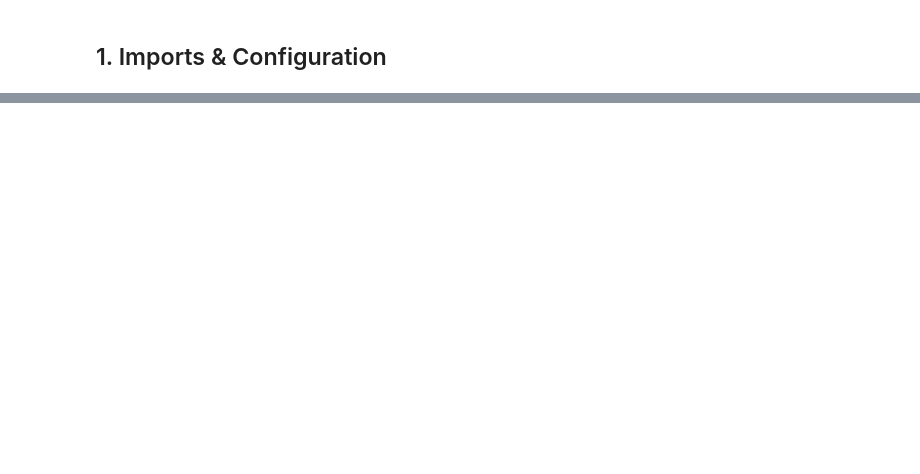
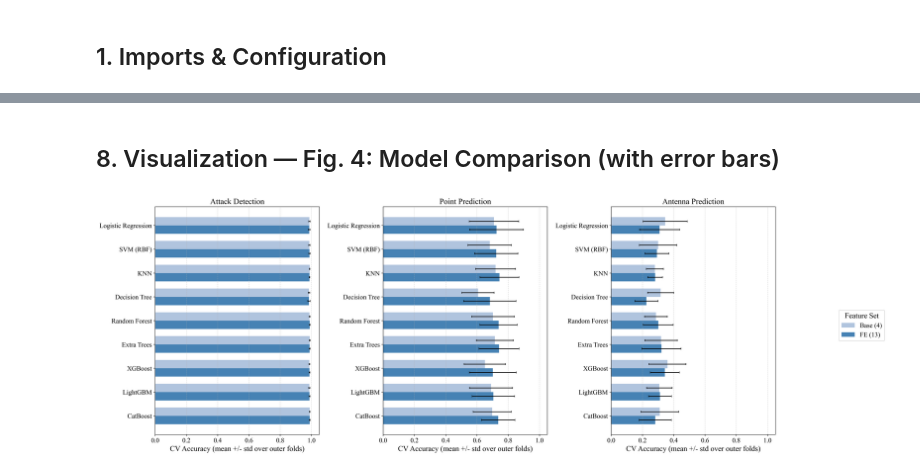
Before and after one commit to 99stealth/evil_twin_attack_detection_in_non_urban_terrain, a Jupyter notebook: notebooks/02_final_comparison.ipynb, the cells around one changed output, grey strips where cells are left out. Cells and saved outputs as stored; diff of their text form; code cells hidden in the pictures; blank space fills up the shorter version.

```diff
--- a/notebooks/02_final_comparison.ipynb
+++ b/notebooks/02_final_comparison.ipynb
@@ -440,0 +100,6 @@ Logistic Regression    0.701
+# %%
+dataset = ep.add_fe(dataset)
+
+print(f"Base features ({len(ep.FEATURES_BASE)}): {ep.FEATURES_BASE}")
+print(f"FE features ({len(ep.FEATURES_FE)}): {ep.FEATURES_FE}")
+dataset.head()
@@ -440,0 +123,9 @@ Logistic Regression    0.701
+# %%
+FEATURE_SETS = {"Base (4)": ep.FEATURES_BASE, "FE (13)": ep.FEATURES_FE}
+
+for task in ep.TASKS_ORDER:
+    spec = ep.TASKS[task]
+    mask = spec["rows"](dataset)
+    group_col = ep.PROTOCOLS["primary"].group_col_by_task[task]
+    print(f"{spec['label']:<22} rows={mask.sum():<5} classes={dataset.loc[mask, spec['y_col']].nunique():<3} "
+          f"groups={group_col} (n={dataset.loc[mask, group_col].nunique()})")
@@ -440,0 +275,31 @@ Logistic Regression    0.701
+# %% [markdown]
+## 8. Visualization — Fig. 4: Model Comparison (with error bars)
+# %%
+TASKS_ORDER_LABELS = [ep.TASKS[t]["label"] for t in ep.TASKS_ORDER]
+
+fig, axes = plt.subplots(1, 3, figsize=(22, 8))
+
+for ax, task_label in zip(axes, TASKS_ORDER_LABELS):
+    sub = results_df[results_df.Task == task_label]
+    models = list(ep.MODEL_CONFIGS.keys())
+    y_pos = np.arange(len(models))
+    width = 0.35
+    for offset, (fs_label, color) in zip([-1, 1], [("Base (4)", "#B0C4DE"), ("FE (13)", "#4682B4")]):
+        fs_sub = sub[sub["Feature Set"] == fs_label].set_index("Model").reindex(models)
+        ax.barh(y_pos + offset * width / 2, fs_sub["Acc Mean"], height=width,
+                xerr=fs_sub["Acc Std"], color=color, label=fs_label, capsize=2)
+    ax.set_yticks(y_pos)
+    ax.set_yticklabels(models)
+    ax.set_title(task_label)
+    ax.set_xlabel("CV Accuracy (mean +/- std over outer folds)")
+    ax.set_xlim(0, 1.05)
+    ax.invert_yaxis()
+    ax.grid(True, axis="x", linestyle="--", alpha=0.5)
+
+handles, labels = axes[0].get_legend_handles_labels()
+fig.legend(handles, labels, title="Feature Set", loc="center left", bbox_to_anchor=(1.0, 0.5))
+plt.tight_layout(rect=[0, 0, 0.93, 1])
+plt.savefig(FIGURES_DIR / "fig4_comparison.png", bbox_inches="tight")
+plt.show()
+# %% [output]
+[figure, added]
```
Also changed, not shown: parts of 44 cells of this notebook, 38 other files.
